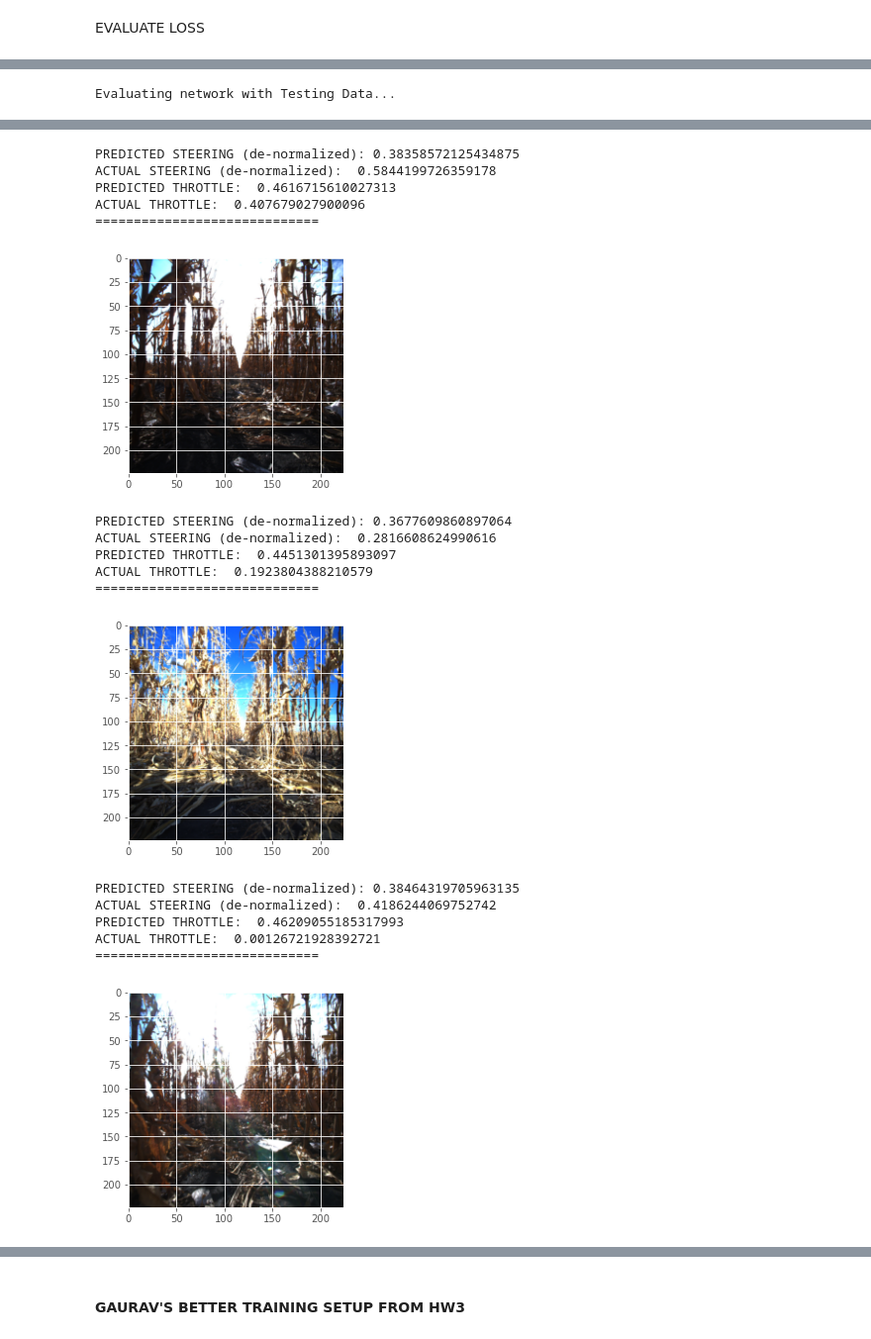
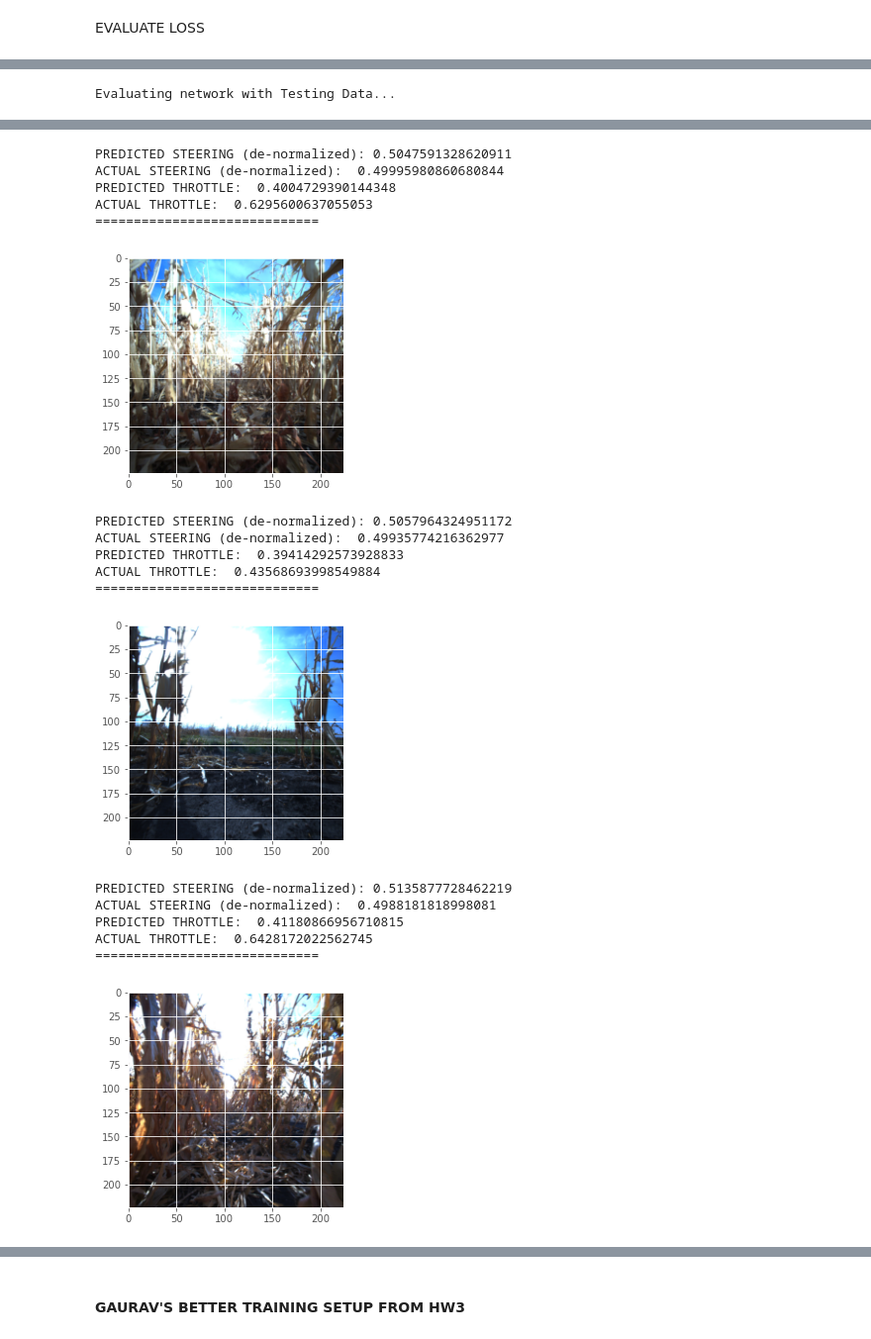
Before and after one commit to natbut/me592-robotics-project, a Jupyter notebook: IntraRow_Navigation_CNN.ipynb, the cells around one changed output, grey strips where cells are left out. Shown at 99% size. Cells and saved outputs as stored; diff of their text form; code cells hidden in the pictures.

Commit message:
Testing multiple models

```diff
--- a/IntraRow_Navigation_CNN.ipynb
+++ b/IntraRow_Navigation_CNN.ipynb
@@ -233,0 +224,26 @@ Below CNN was developed for HW3 Rover Problem
+# %%
+import torch
+import torch.nn as nn
+import torch.nn.functional as F
+import torch.optim as optim
+from torch.utils.data import DataLoader
+from torchvision import datasets, transforms
+
+class MaizeRoverCNN_Simple(nn.Module):
+    def __init__(self):
+        super(MaizeRoverCNN_Simple, self).__init__()
+        self.conv1 = nn.Conv2d(3, 6, 6) #in channels, out channels, kernel size, stride (opt.)
+        self.conv2 = nn.Conv2d(6, 16, 5)
+        self.fc1 = nn.Linear(739600, 120)
+        self.fc2 = nn.Linear(120, 84)
+        self.fc3 = nn.Linear(84, 2)
+
+    def forward(self, x):
+        x = F.relu(self.conv1(x))
+        x = F.relu(self.conv2(x))
+        x = torch.flatten(x,1)
+        x = F.relu(self.fc1(x))
+        x = F.relu(self.fc2(x))
+        x = self.fc3(x)
+
+        return x
@@ -552,7 +577,7 @@ from torchvision import datasets, transforms
 
 print("Evaluating network with Testing Data...")
 
-PATH = "basic_model.pt"
+PATH = "simple_model.pt"
 NUM_SAMPLES = 5
 
 #Load saved model
@@ -594,18 +619,18 @@ ACTUAL THROTTLE:  0.2939934400248777
-PREDICTED STEERING (de-normalized): 0.38358572125434875
-ACTUAL STEERING (de-normalized):  0.5844199726359178
-PREDICTED THROTTLE:  0.4616715610027313
-ACTUAL THROTTLE:  0.407679027900096
+PREDICTED STEERING (de-normalized): 0.5047591328620911
+ACTUAL STEERING (de-normalized):  0.49995980860680844
+PREDICTED THROTTLE:  0.4004729390144348
+ACTUAL THROTTLE:  0.6295600637055053
 =============================
-[figure, old version]
+[figure, new version]
-PREDICTED STEERING (de-normalized): 0.3677609860897064
-ACTUAL STEERING (de-normalized):  0.2816608624990616
-PREDICTED THROTTLE:  0.4451301395893097
-ACTUAL THROTTLE:  0.1923804388210579
+PREDICTED STEERING (de-normalized): 0.5057964324951172
+ACTUAL STEERING (de-normalized):  0.49935774216362977
+PREDICTED THROTTLE:  0.39414292573928833
+ACTUAL THROTTLE:  0.43568693998549884
 =============================
-[figure, old version]
+[figure, new version]
-PREDICTED STEERING (de-normalized): 0.38464319705963135
-ACTUAL STEERING (de-normalized):  0.4186244069752742
-PREDICTED THROTTLE:  0.46209055185317993
-ACTUAL THROTTLE:  0.00126721928392721
+PREDICTED STEERING (de-normalized): 0.5135877728462219
+ACTUAL STEERING (de-normalized):  0.4988181818998081
+PREDICTED THROTTLE:  0.41180866956710815
+ACTUAL THROTTLE:  0.6428172022562745
 =============================
-[figure, old version]
+[figure, new version]
```
Also changed, not shown: parts of 22 cells of this notebook.
